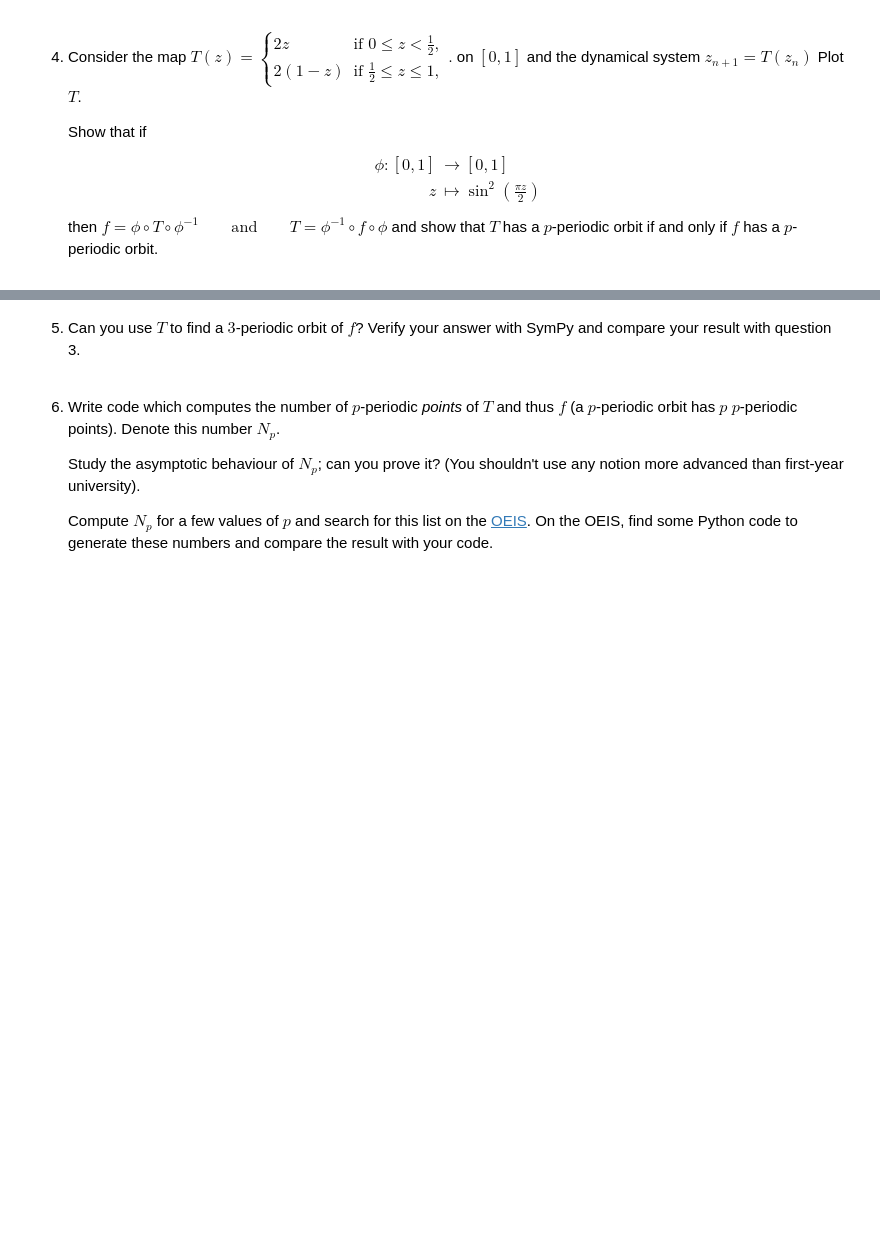
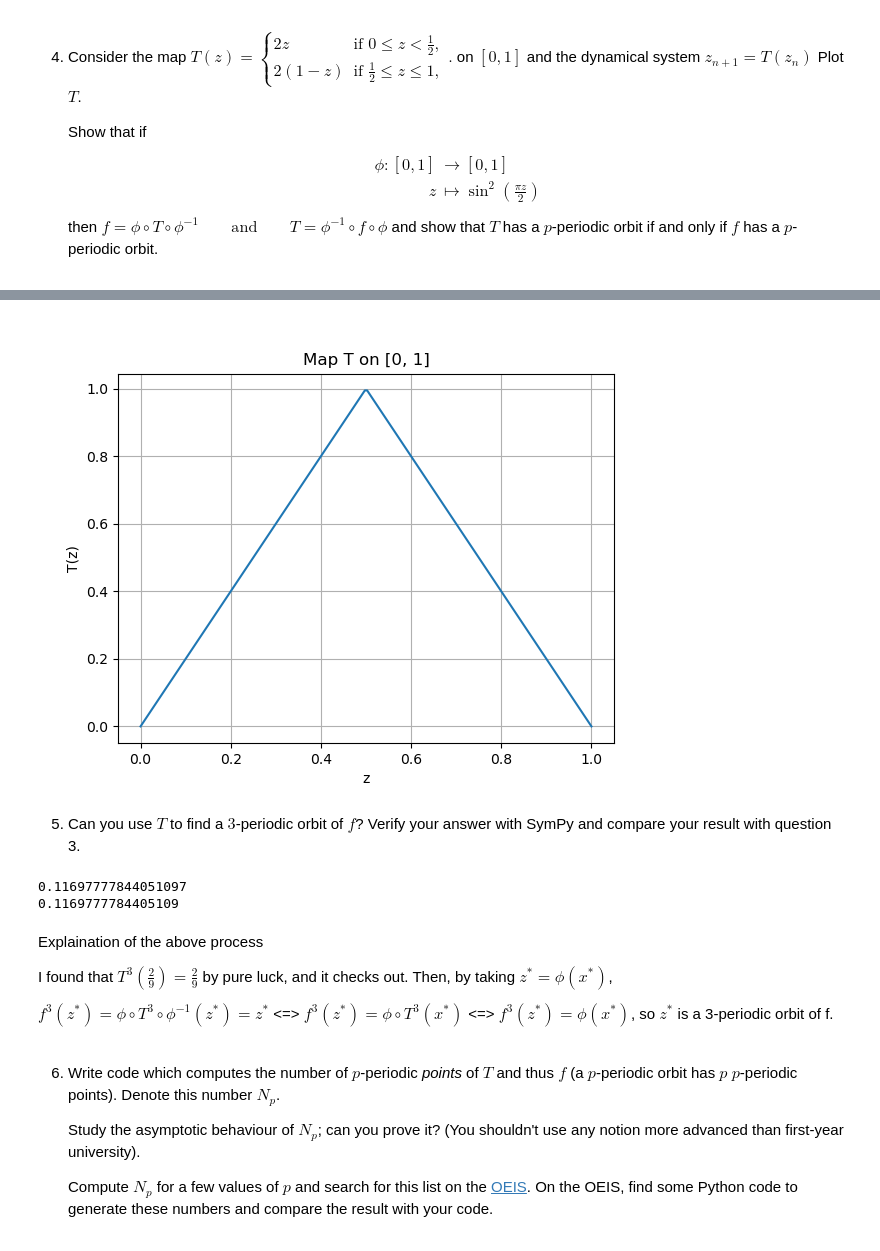
Before and after one commit to raulandrei00/Polytechnique_L2, a Jupyter notebook: discrete/project/FinalProject/FinalProject.ipynb, the cells around one changed output, grey strips where cells are left out. Drawn from its saved outputs; the diff is of its cells as text; code cells hidden in the pictures; blank space fills up the shorter version.

```diff
--- a/discrete/project/FinalProject/FinalProject.ipynb
+++ b/discrete/project/FinalProject/FinalProject.ipynb
@@ -298,5 +332,52 @@ cycle
+# %%
+def T (z):
+    if 0 <= z < 0.5:
+        return 2 * z
+    elif 0.5 <= z <= 1:
+        return 2 * (1 - z)
+
+plt.figure()
+z = np.linspace(0, 1, 200)
+Tz = [T(zi) for zi in z]
+plt.plot(z, Tz)
+plt.title("Map T on [0, 1]")
+plt.xlabel("z")
+plt.ylabel("T(z)")
+plt.grid()
+plt.show()
+# %% [output]
+[figure, added]
 # %% [markdown]
 5. Can you use $T$ to find a $3$-periodic orbit of $f$? Verify your answer with SymPy and compare your result with question 3.
+# %%
+from sympy import Rational
+
+f = lambda x: 4 * x * (1 - x)
+
+# first check that 2/9 is a 3-periodic orbit of T
+T = lambda z: 2 * z if z < 0.5 else 2 * (1 - z)
+
+phi = lambda x: sin(pi * x / 2) ** 2
+
+# Compute f^3(2/9)
+x = Rational(2, 9)
+x = T(T(T(x)))
+x
+
+z_star = phi(x)
+
+print(z_star)
+print(f(f(f(z_star))))
+# %% [output]
+0.11697777844051097
+0.1169777784405109
+# %% [markdown]
+
+Explaination of the above process
+
+I found that $T^3(\frac{2}{9}) = \frac{2}{9}$ by pure luck, and it checks out. Then, by taking $z^* = \phi(x^*)$,
+
+$f^3(z^*)= \phi \circ T^3 \circ \phi^{-1} (z^*) = z^*$ <=> $f^3(z^*)= \phi \circ T^3(x^*)$ <=> $f^3(z^*)= \phi(x^*)$, so $z^*$ is a 3-periodic orbit of f.
 # %% [markdown]
 6. Write code which computes the number of $p$-periodic *points* of $T$ and thus $f$ (a $p$-periodic orbit has $p$ $p$-periodic points). Denote this number $N_p$.
 
```
Also changed, not shown: parts of 7 cells of this notebook.
